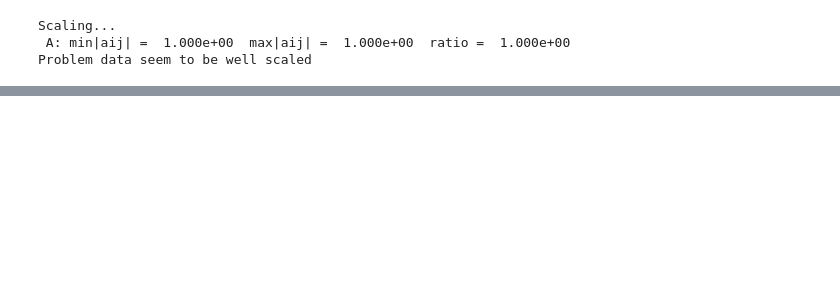
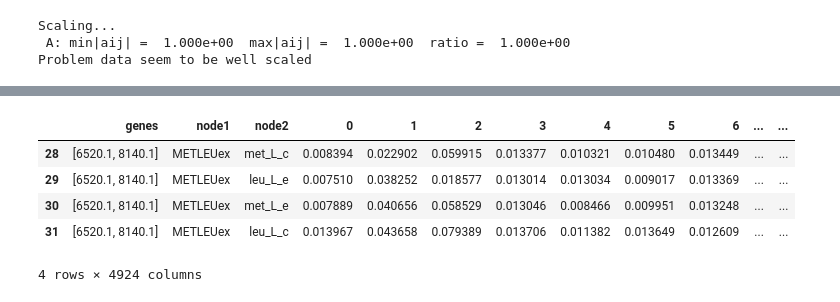
Before and after one commit to DeepenData/Graph_Neural_Networks_and_Phenylketonuria, a Jupyter notebook: src/step05_struct_results_for_R.ipynb, the cells around one changed output, grey strips where cells are left out. Drawn from its saved outputs; the diff is of its cells as text; code cells hidden in the pictures; blank space fills up the shorter version.

```diff
--- a/src/step05_struct_results_for_R.ipynb
+++ b/src/step05_struct_results_for_R.ipynb
@@ -74,0 +53,30 @@ results_for_R[results_for_R['0']> 0].to_csv("./results/data/results_for_R_non_ze
+# %%
+
+ray.shutdown()
+ray.init()
+@ray.remote
+
+
+def get_genes(node_1, node_2):
+
+    if node_2 in dict_rxn_to_gene.keys():
+
+        return dict_rxn_to_gene[node_2]
+
+    elif node_1 in dict_rxn_to_gene.keys():
+
+        return dict_rxn_to_gene[node_1]
+
+    else:
+        return ['']
+
+g = []
+for node_1, node_2 in zip(edges_node_names_explainer_subgraphs.node1.tolist(), edges_node_names_explainer_subgraphs.node2.tolist()):
+    g.append(get_genes.remote(node_1, node_2 ))
+
+
+genes = pd.Series(ray.get(g) , name='genes')
+
+
+
+assert genes.shape[0] == edges_node_names_explainer_subgraphs.shape[0]
@@ -75,2 +85,13 @@ results_for_R[results_for_R['0']> 0].to_csv("./results/data/results_for_R_non_ze
+# %%
+results_for_R = pd.concat([genes, edges_node_names_explainer_subgraphs], axis=1)
+
+results_for_R.query("node1 == 'METLEUex'")
+# %% [output]
+|  | genes | node1 | node2 | 0 | 1 | 2 | 3 | 4 | 5 | 6 | ... | ... |
+| 28 | [6520.1, 8140.1] | METLEUex | met_L_c | 0.008394 | 0.022902 | 0.059915 | 0.013377 | 0.010321 | 0.010480 | 0.013449 | ... | ... |
+| 29 | [6520.1, 8140.1] | METLEUex | leu_L_e | 0.007510 | 0.038252 | 0.018577 | 0.013014 | 0.013034 | 0.009017 | 0.013369 | ... | ... |
+| 30 | [6520.1, 8140.1] | METLEUex | met_L_e | 0.007889 | 0.040656 | 0.058529 | 0.013046 | 0.008466 | 0.009951 | 0.013248 | ... | ... |
+| 31 | [6520.1, 8140.1] | METLEUex | leu_L_c | 0.013967 | 0.043658 | 0.079389 | 0.013706 | 0.011382 | 0.013649 | 0.012609 | ... | ... |
+4 rows × 4924 columns
 # %%
 results_for_R.to_csv("./results/data/results_for_R.csv")
```
Also changed, not shown: parts of 6 cells of this notebook, 3 other files.
